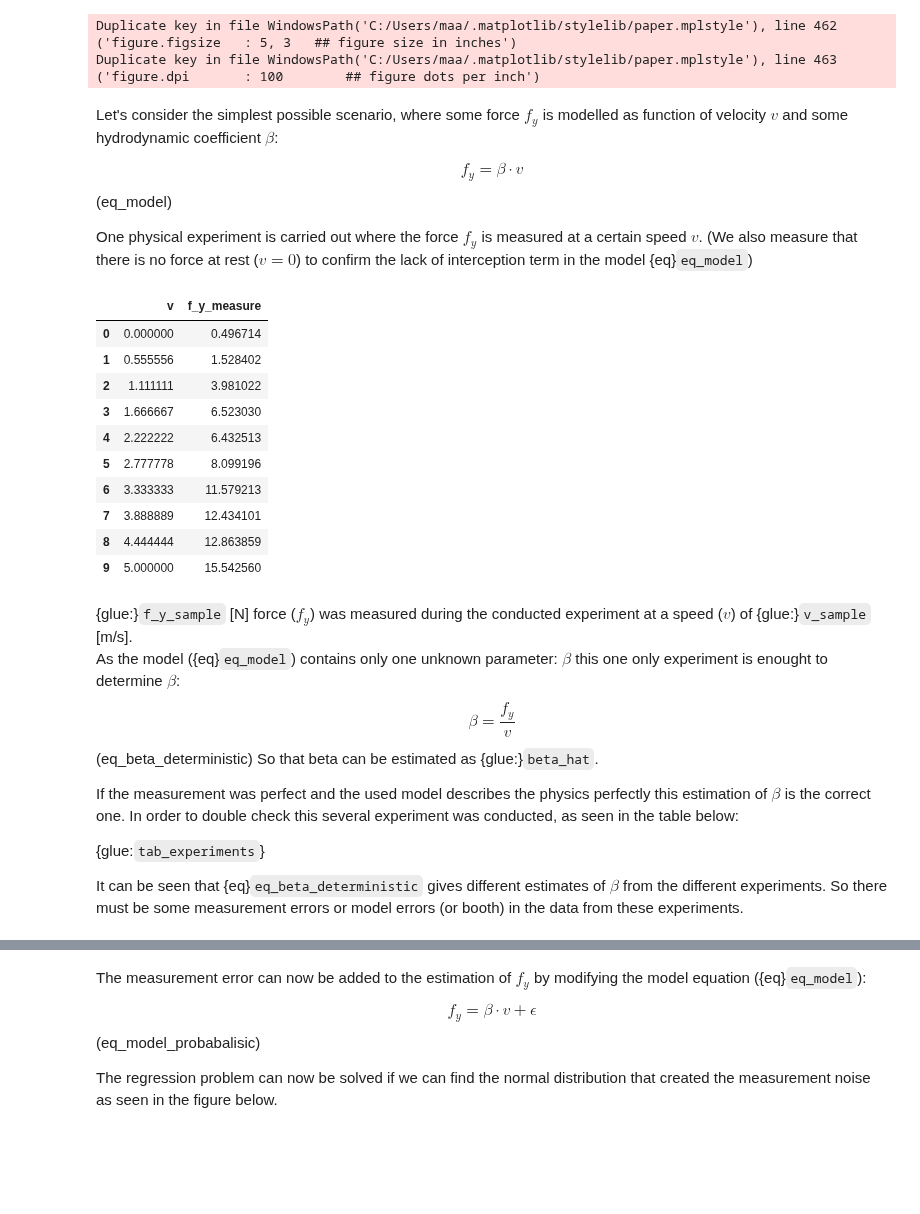
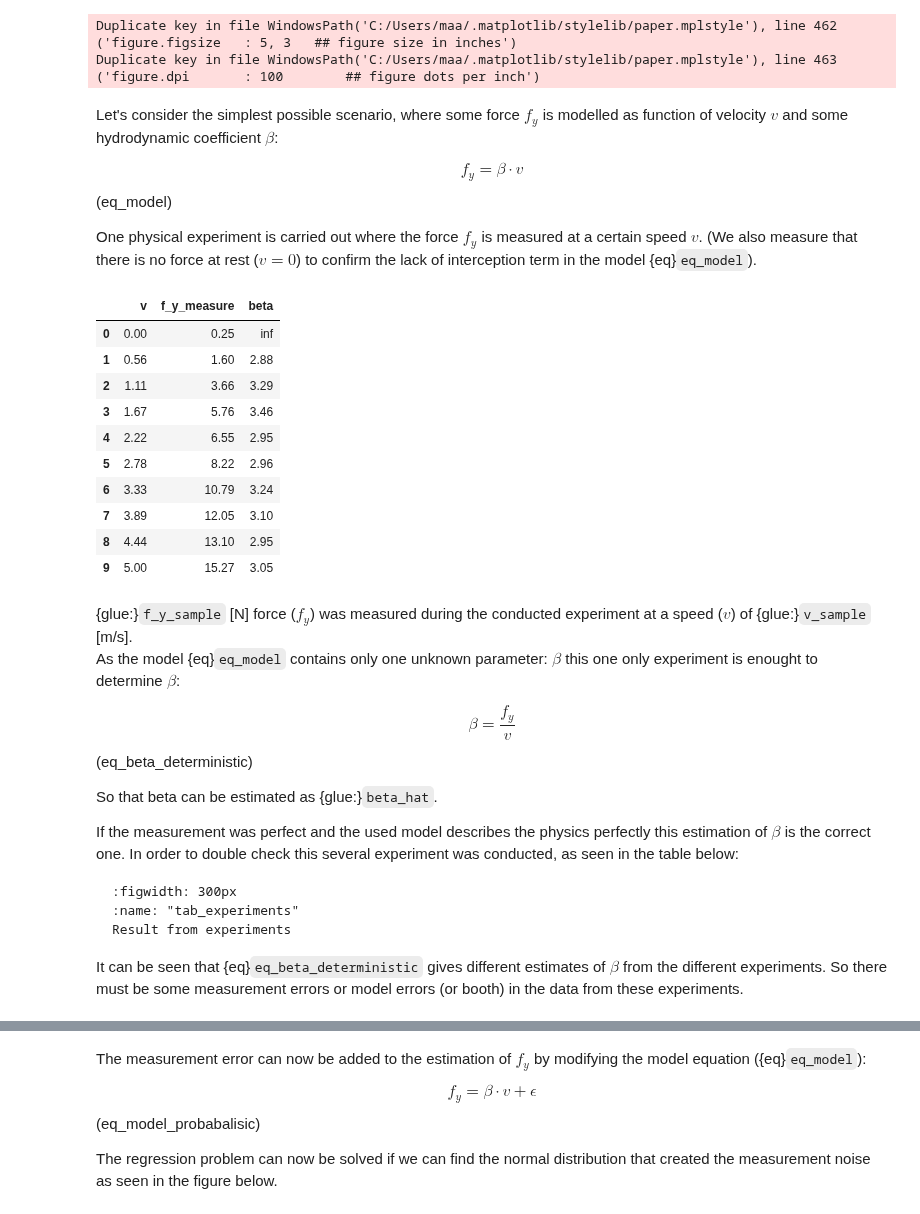
Before and after one commit to martinlarsalbert/VesselManoeuvringModels, a Jupyter notebook: docs/book/30.01_maximum_likelihood.ipynb, the cells around one changed output, grey strips where cells are left out. Saved outputs shown, nothing was run; the diff lists cells and outputs as text; code cells hidden in the pictures; blank space fills up the shorter version.

````diff
--- a/docs/book/30.01_maximum_likelihood.ipynb
+++ b/docs/book/30.01_maximum_likelihood.ipynb
@@ -20,7 +20,7 @@ Let's consider the simplest possible scenario, where some force $f_y$ is modelle
 
 $$ f_y = \beta \cdot v  $$ (eq_model)
 
-One physical experiment is carried out where the force $f_y$ is measured at a certain speed $v$. (We also measure that there is no force at rest ($v=0$) to confirm the lack of interception term in the model {eq}`eq_model`)
+One physical experiment is carried out where the force $f_y$ is measured at a certain speed $v$. (We also measure that there is no force at rest ($v=0$) to confirm the lack of interception term in the model {eq}`eq_model`).
 # %%
 # generate data
 np.random.seed(42)
@@ -45,27 +46,34 @@ glue("beta_hat", beta_hat, display=False)
 # %%
-data['beta'] = data['f_y'] / data['v']
-glue("tab_experiments", data[['v','f_y_measure']])
+data['beta'] = data['f_y_measure'] / data['v']
+glue("tab_experiments", data[['v','f_y_measure','beta']].round(decimals=2))
 # %% [output]
-|  | v | f_y_measure |
-| 0 | 0.000000 | 0.496714 |
-| 1 | 0.555556 | 1.528402 |
-| 2 | 1.111111 | 3.981022 |
-| 3 | 1.666667 | 6.523030 |
-| 4 | 2.222222 | 6.432513 |
-| 5 | 2.777778 | 8.099196 |
-| 6 | 3.333333 | 11.579213 |
-| 7 | 3.888889 | 12.434101 |
-| 8 | 4.444444 | 12.863859 |
-| 9 | 5.000000 | 15.542560 |
+|  | v | f_y_measure | beta |
+| 0 | 0.00 | 0.25 | inf |
+| 1 | 0.56 | 1.60 | 2.88 |
+| 2 | 1.11 | 3.66 | 3.29 |
+| 3 | 1.67 | 5.76 | 3.46 |
+| 4 | 2.22 | 6.55 | 2.95 |
+| 5 | 2.78 | 8.22 | 2.96 |
+| 6 | 3.33 | 10.79 | 3.24 |
+| 7 | 3.89 | 12.05 | 3.10 |
+| 8 | 4.44 | 13.10 | 2.95 |
+| 9 | 5.00 | 15.27 | 3.05 |
 # %% [markdown]
 {glue:}`f_y_sample` [N] force ($f_y$) was measured during the conducted experiment at a speed ($v$) of {glue:}`v_sample` [m/s].
-As the model ({eq}`eq_model`) contains only one unknown parameter: $\beta$ this one only experiment is enought to determine $\beta$:
+As the model {eq}`eq_model` contains only one unknown parameter: $\beta$ this one only experiment is enought to determine $\beta$:
+
 $$\beta = \frac{f_y}{v} $$ (eq_beta_deterministic)
+
 So that beta can be estimated as {glue:}`beta_hat`.
 
 If the measurement was perfect and the used model describes the physics perfectly this estimation of $\beta$ is the correct one. In order to double check this several experiment was conducted, as seen in the table below:
 
-{glue:`tab_experiments`}
+
+```{glue:figure} tab_experiments
+:figwidth: 300px
+:name: "tab_experiments"
+Result from experiments
+```
 
 It can be seen that {eq}`eq_beta_deterministic` gives different estimates of $\beta$ from the different experiments. So there must be some measurement errors or model errors (or booth) in the data from these experiments.
 # %%
````
Also changed, not shown: parts of 22 cells of this notebook, 8 other files.
